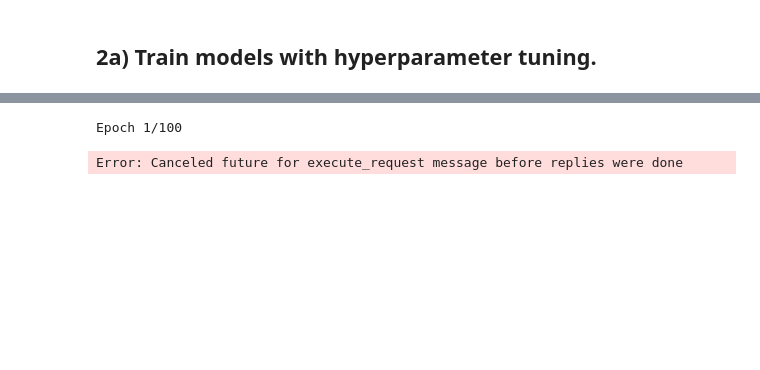
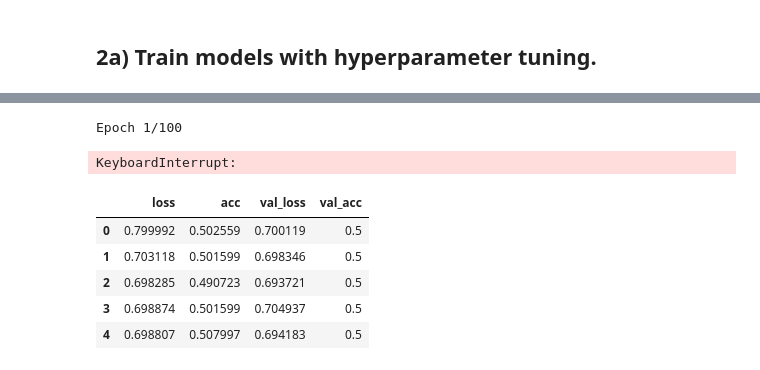
Before and after one commit to FHegardt/Deep_Learning_FH, a Jupyter notebook: Labb1/lab.ipynb, the cells around one changed output, grey strips where cells are left out. Drawn from its saved outputs; the diff is of its cells as text; code cells hidden in the pictures; blank space fills up the shorter version.

```diff
--- a/Labb1/lab.ipynb
+++ b/Labb1/lab.ipynb
@@ -281,17 +288,26 @@ steps_per_epochs = len(structured_resized_X_train)/32
 # %%
 from tensorflow.keras.callbacks import EarlyStopping
 
-early_stopper = EarlyStopping(
-    monitor="val_acc", mode="max", patience=5, restore_best_weights=True
-)
+early_stopper = EarlyStopping(monitor = "val_loss", mode ="min", patience = 10)
 
 model.fit(
-    train_val_generator,
-    steps_per_epoch=100,
-    epochs=10,
-    callbacks=[early_stopper],
-    validation_steps=312,
+    train_X_generatior,
+    epochs = 100,
+    callbacks = [early_stopper],
+    validation_data = train_val_generator,
+    validation_steps=24
 )
 # %% [output]
 Epoch 1/100
-Error: Canceled future for execute_request message before replies were done
+KeyboardInterrupt:
+# %%
+import pandas as panda
+metrics = panda.DataFrame(model.history.history)
+metrics.head()
+# %% [output]
+|  | loss | acc | val_loss | val_acc |
+| 0 | 0.799992 | 0.502559 | 0.700119 | 0.5 |
+| 1 | 0.703118 | 0.501599 | 0.698346 | 0.5 |
+| 2 | 0.698285 | 0.490723 | 0.693721 | 0.5 |
+| 3 | 0.698874 | 0.501599 | 0.704937 | 0.5 |
+| 4 | 0.698807 | 0.507997 | 0.694183 | 0.5 |
```
Also changed, not shown: parts of 14 cells of this notebook, 2 other files.
